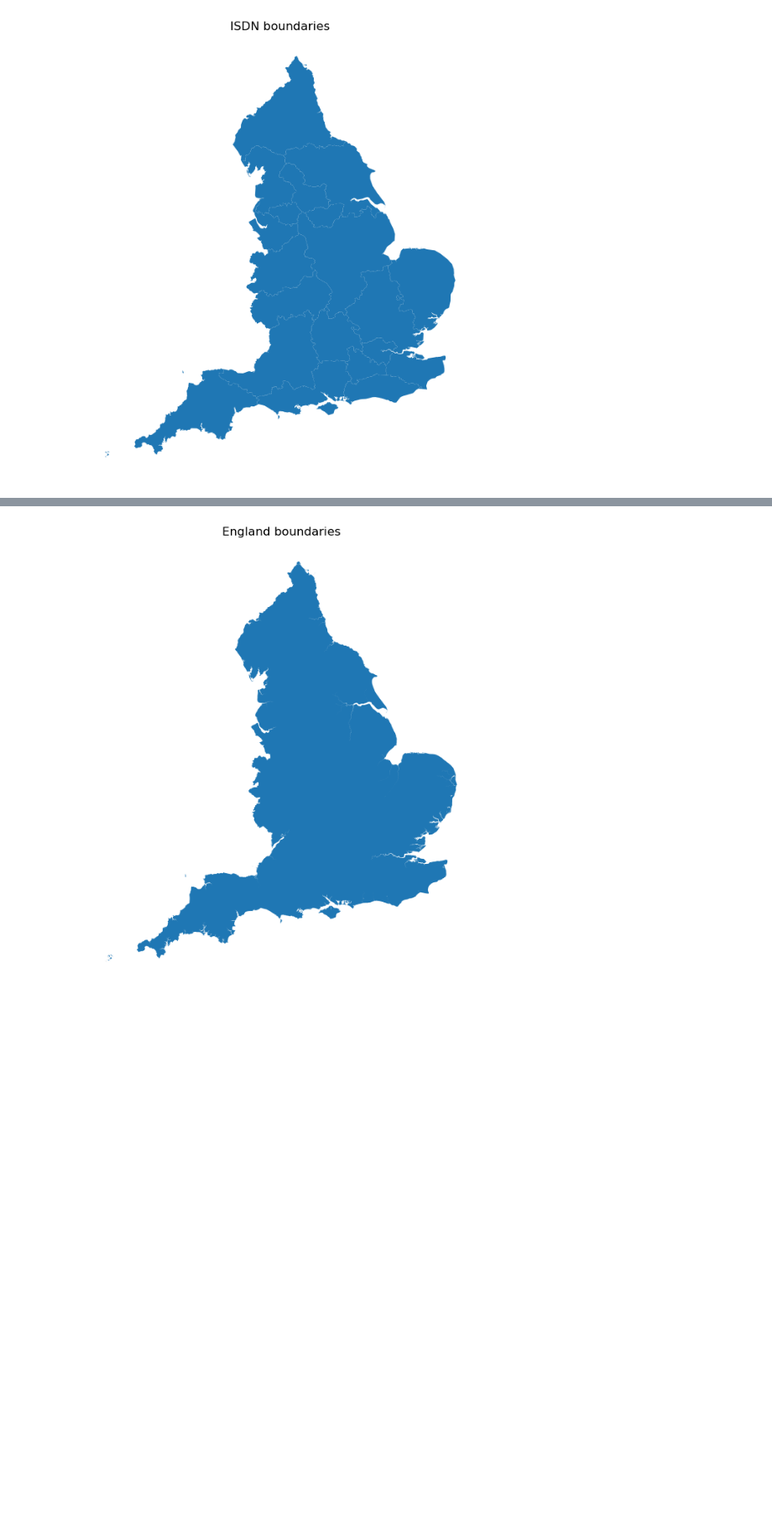
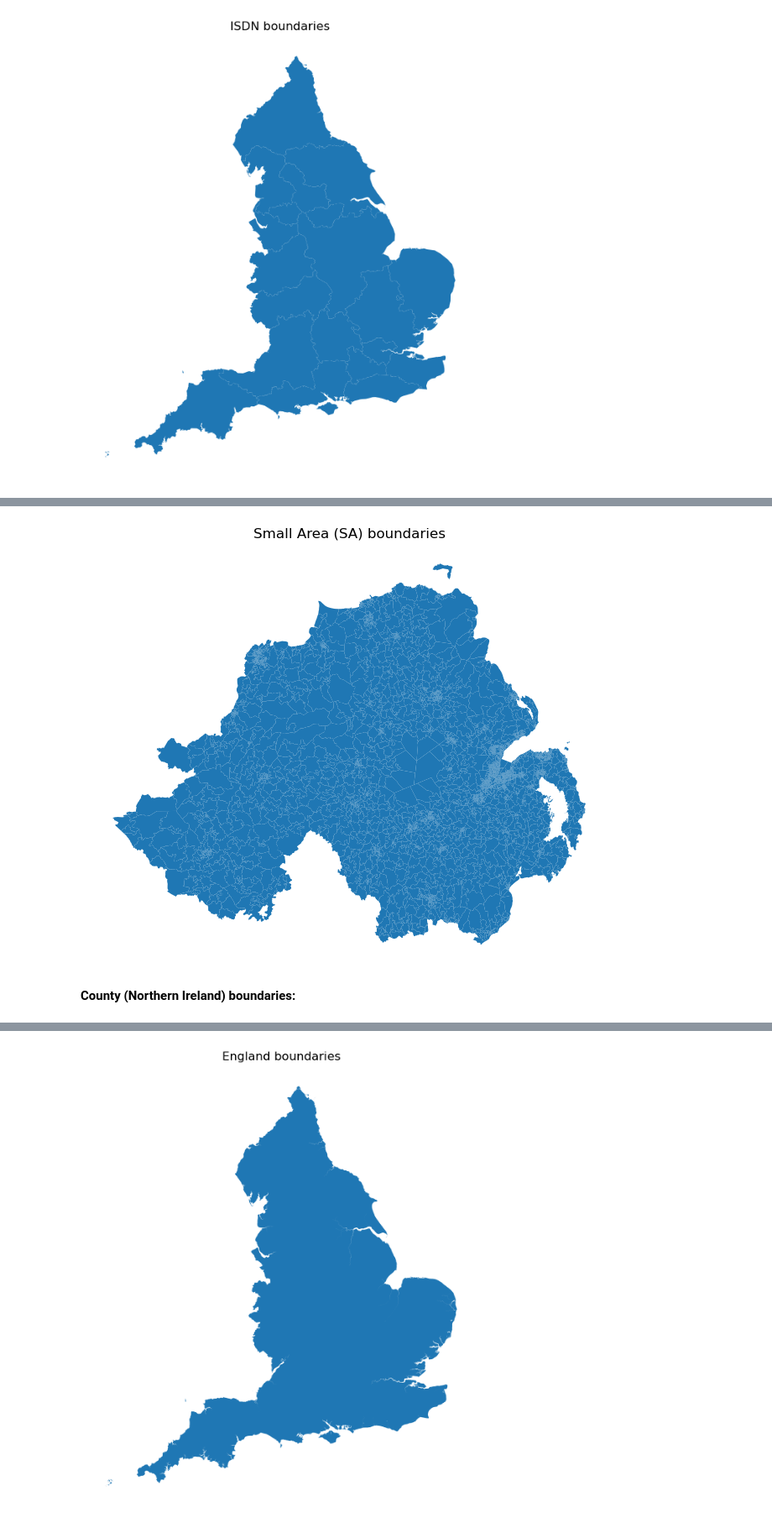
Before and after one commit to stroke-modelling/stroke-maps, a Jupyter notebook: docs/02_import_data.ipynb, the cells around one changed output, grey strips where cells are left out. Shown at 84% size. Drawn from its saved outputs; the diff is of its cells as text; code cells hidden in the pictures; blank space fills up the shorter version.

```diff
--- a/docs/02_import_data.ipynb
+++ b/docs/02_import_data.ipynb
@@ -235,0 +345,4 @@ plot_boundaries(gdf_isdn, 'ISDN boundaries')
+# %%
+gdf_sa = stroke_maps.load_data.ni_sa_geography()
+
+gdf_sa.head(3).T
@@ -235,0 +361,6 @@ plot_boundaries(gdf_isdn, 'ISDN boundaries')
+# %%
+plot_boundaries(gdf_sa, 'Small Area (SA) boundaries')
+# %% [output]
+[figure, added]
+# %% [markdown]
+__County (Northern Ireland) boundaries:__
```
Also changed, not shown: parts of 25 cells of this notebook, 18 other files.
